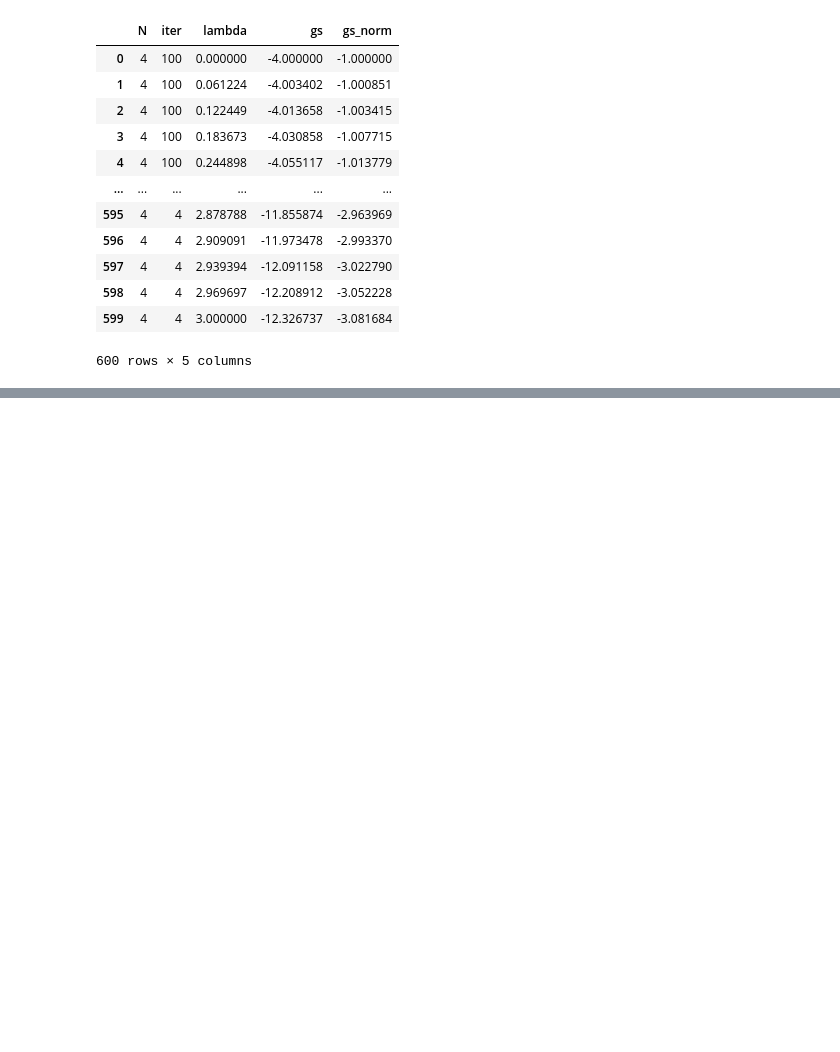
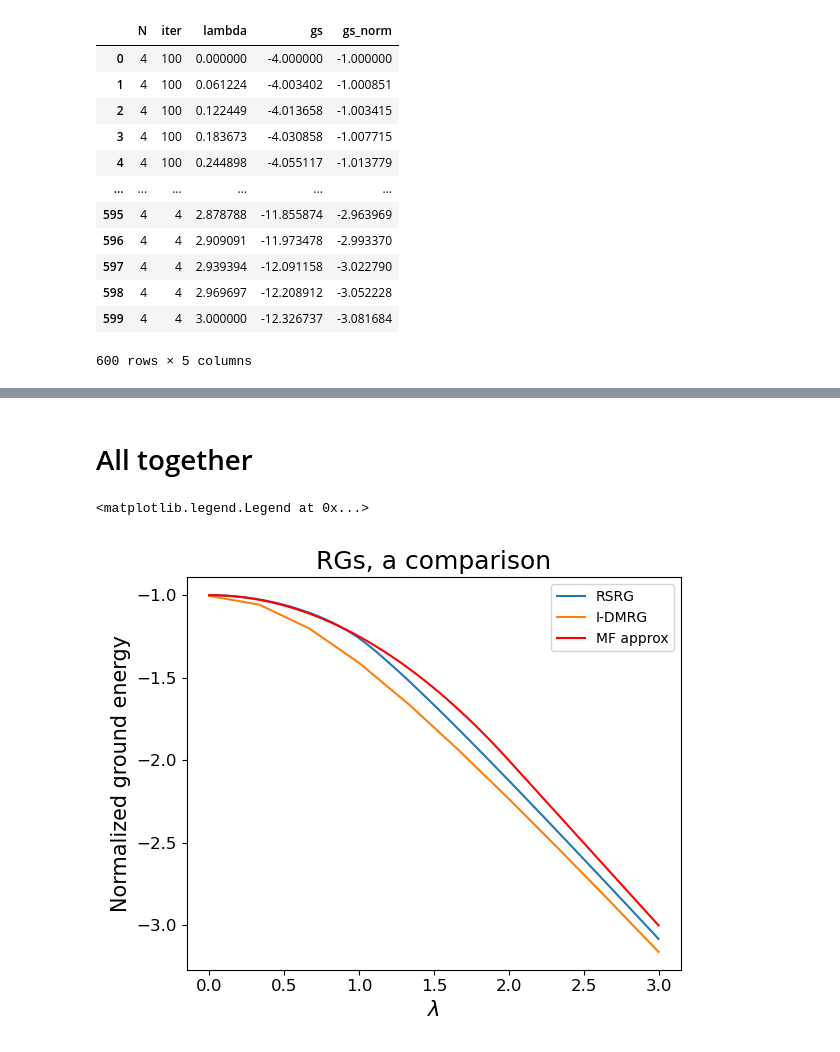
Before and after one commit to c0pp1/QIC_Exercises, a Jupyter notebook: Exercise08/exercise08.ipynb, the cells around one changed output, grey strips where cells are left out. Saved outputs shown, nothing was run; the diff lists cells and outputs as text; code cells hidden in the pictures; blank space fills up the shorter version.

```diff
--- a/Exercise08/exercise08.ipynb
+++ b/Exercise08/exercise08.ipynb
@@ -66,0 +115,23 @@ fig.savefig('rsrg.svg')
+# %% [markdown]
+# All together
+# %%
+fig, ax = plt.subplots(1, 1, figsize=(6, 5), tight_layout=True)
+
+datars_filter = datars[(datars['N']==4) & (datars['iter']==100)]
+dataidm_filter = dataidm[(dataidm['N']==4) & (dataidm['iter']==100)]
+
+ax.plot(datars_filter['lambda'], datars_filter['gs_norm'], c='tab:blue', label='RSRG')
+ax.plot(dataidm_filter['lambda'], dataidm_filter['gs_norm'], c='tab:orange', label='I-DMRG')
+ax.plot(Lambdas, [bound(l) for l in Lambdas], c='red', label='MF approx')
+
+ax.set_title('RGs, a comparison', size=18)
+ax.set_xlabel(r'$\lambda$', size=15)
+ax.set_ylabel('Normalized ground energy', size=15)
+#ax.set_ylim(-1.7, -0.9)
+#ax.set_xlim(-0.1, 1.5)
+ax.tick_params('both', labelsize=12)
+
+ax.legend()
+# %% [output]
+<matplotlib.legend.Legend at 0x...>
+[figure, added]
```
Also changed, not shown: parts of 13 cells of this notebook, 4 other files.
